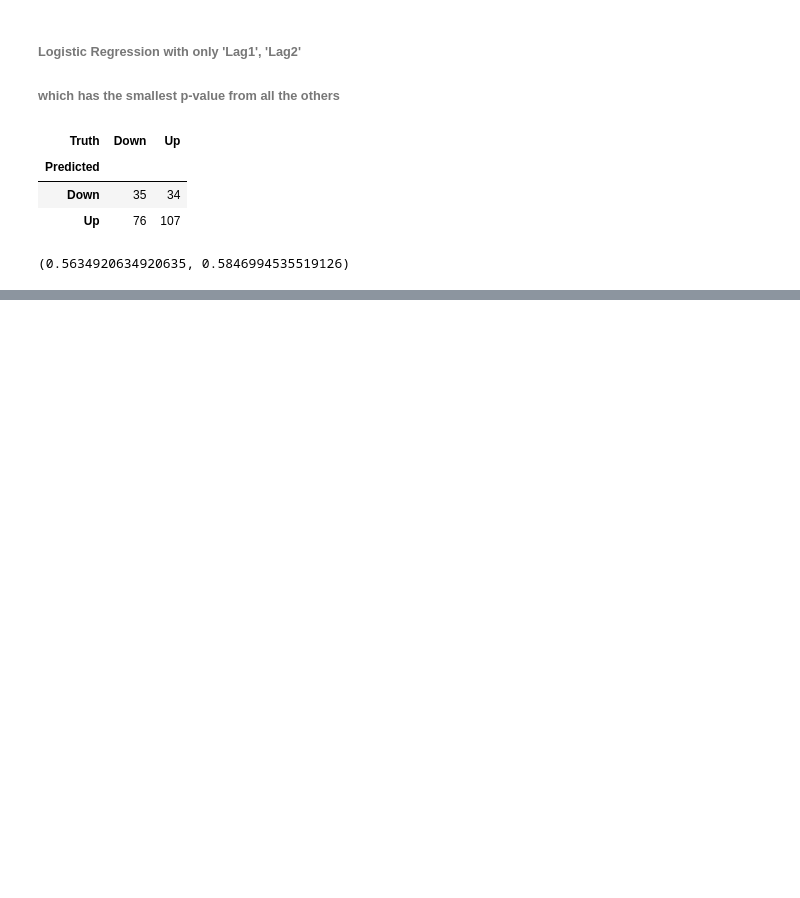
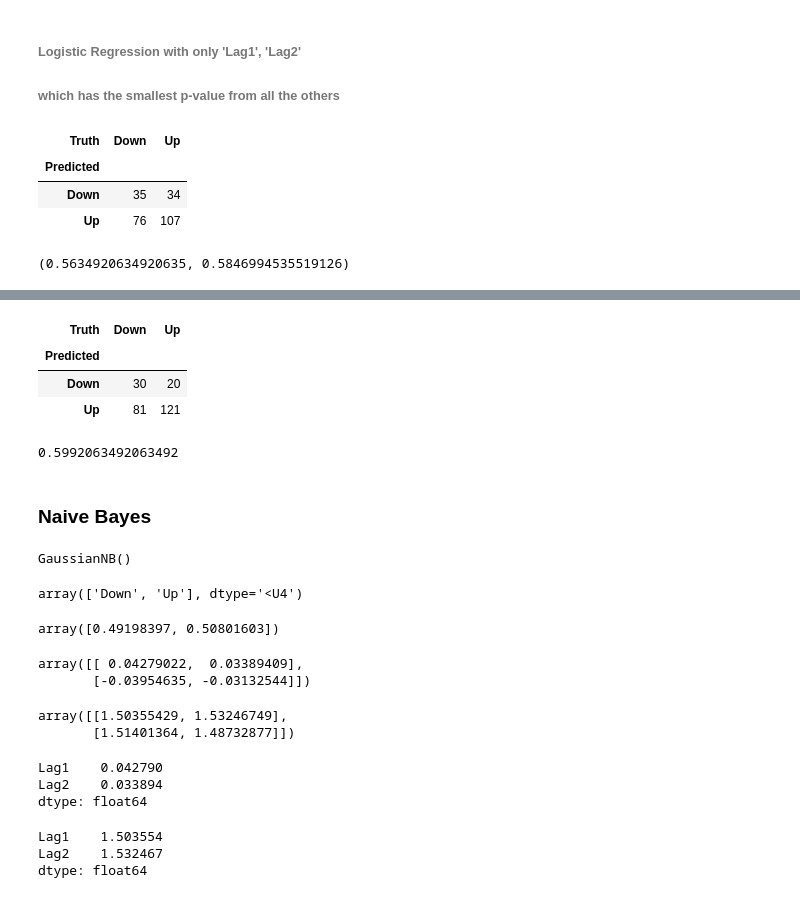
Before and after one commit to aniluulina/Machine_Learning, a Jupyter notebook: Logistic Regression/Logistic Regression.ipynb, the cells around one changed output, grey strips where cells are left out. Saved outputs shown, nothing was run; the diff lists cells and outputs as text; code cells hidden in the pictures; blank space fills up the shorter version.

```diff
--- a/Logistic Regression/Logistic Regression.ipynb
+++ b/Logistic Regression/Logistic Regression.ipynb
@@ -204,0 +293,49 @@ newdata = pd.DataFrame({'Lag1':[1.2, 1.5],})
+# %%
+qda_pred = qda.predict(X_test)
+confusion_table(qda_pred, L_test)
+# %% [output]
+| Truth | Down | Up |
+| Predicted |  |  |
+| Down | 30 | 20 |
+| Up | 81 | 121 |
+# %%
+np.mean(qda_pred == L_test)
+# %% [output]
+0.5992063492063492
+# %% [markdown]
+### Naive Bayes
+# %%
+NB = GaussianNB()
+NB.fit(X_train, L_train)
+# %% [output]
+GaussianNB()
+# %%
+NB.classes_
+# %% [output]
+array(['Down', 'Up'], dtype='<U4')
+# %%
+NB.class_prior_
+# %% [output]
+array([0.49198397, 0.50801603])
+# %%
+NB.theta_ #feature means of each class, rows are class, cols are features
+# %% [output]
+array([[ 0.04279022,  0.03389409],
+       [-0.03954635, -0.03132544]])
+# %%
+NB.var_
+# %% [output]
+array([[1.50355429, 1.53246749],
+       [1.51401364, 1.48732877]])
+# %%
+X_train[L_train == 'Down'].mean()
+# %% [output]
+Lag1    0.042790
+Lag2    0.033894
+dtype: float64
+# %%
+X_train[L_train == 'Down'].var(ddof = 0) #delta degree of freedom
+# %% [output]
+Lag1    1.503554
+Lag2    1.532467
+dtype: float64
```
Also changed, not shown: parts of 52 cells of this notebook.
